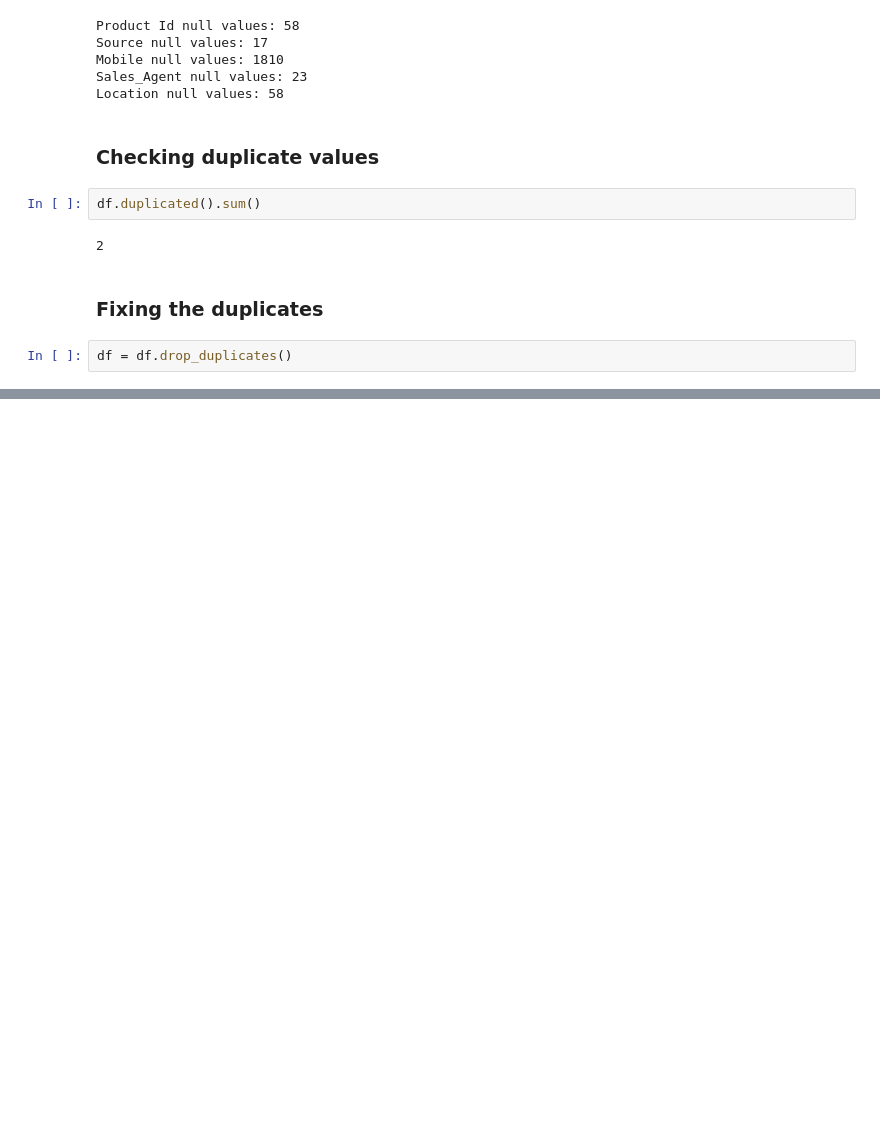
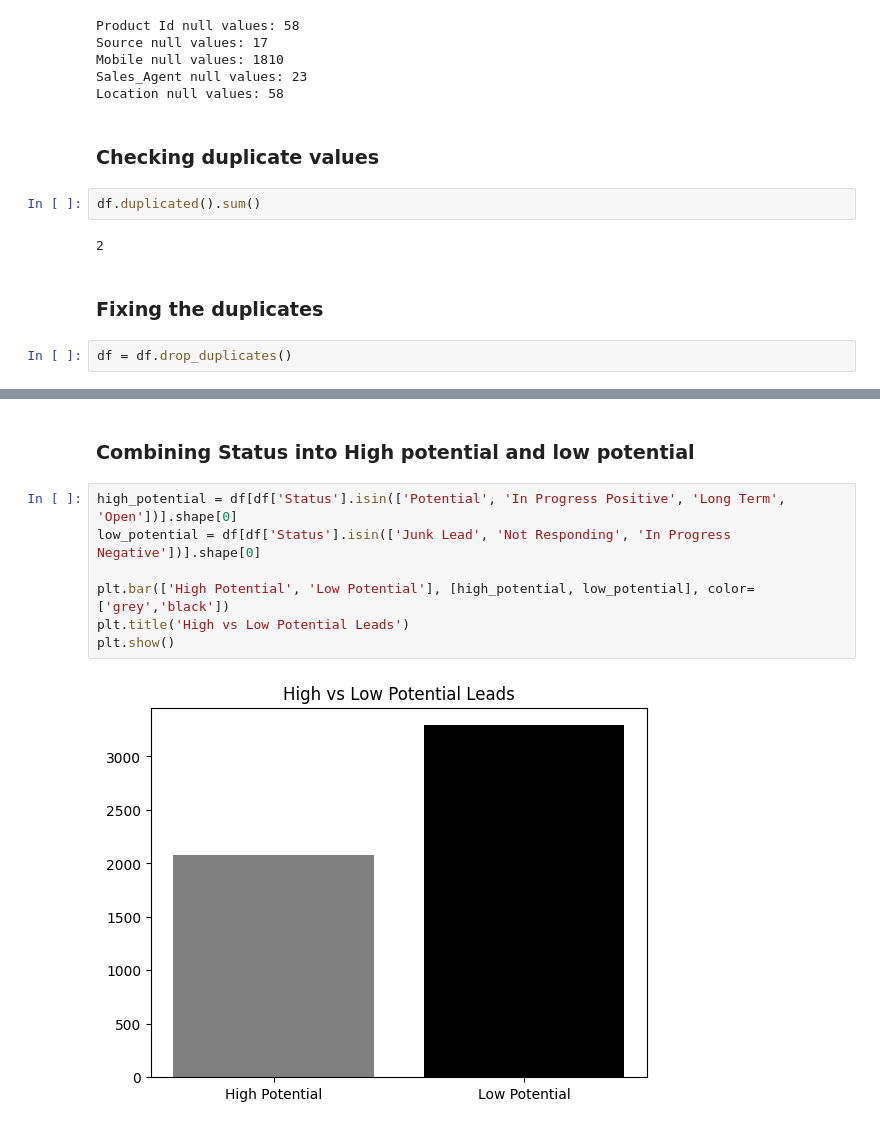
Before and after one commit to sahiljahagirdar/Product_Sales, a Jupyter notebook: Lead_Predict.ipynb, the cells around one changed output, grey strips where cells are left out. Saved outputs shown, nothing was run; the diff lists cells and outputs as text; blank space fills up the shorter version.

```diff
--- a/Lead_Predict.ipynb
+++ b/Lead_Predict.ipynb
@@ -103,0 +137,11 @@ df = df.drop_duplicates()
+# %% [markdown]
+### Combining Status into High potential and low potential
+# %%
+high_potential = df[df['Status'].isin(['Potential', 'In Progress Positive', 'Long Term', 'Open'])].shape[0]
+low_potential = df[df['Status'].isin(['Junk Lead', 'Not Responding', 'In Progress Negative'])].shape[0]
+
+plt.bar(['High Potential', 'Low Potential'], [high_potential, low_potential], color=['grey','black'])
+plt.title('High vs Low Potential Leads')
+plt.show()
+# %% [output]
+[figure, added]
```
Also changed, not shown: parts of 7 cells of this notebook.
